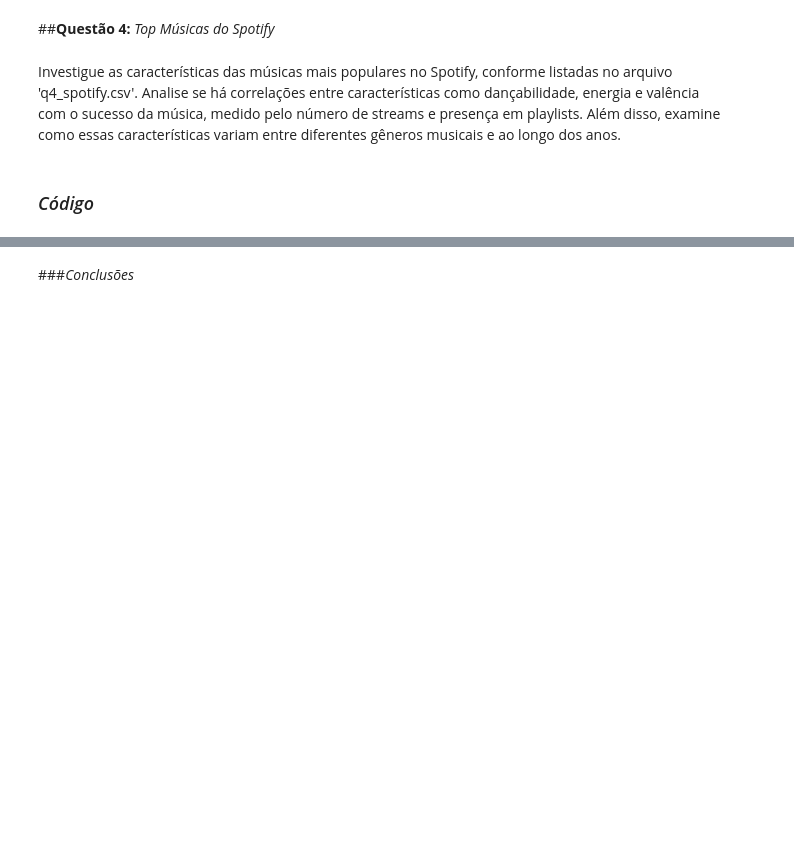
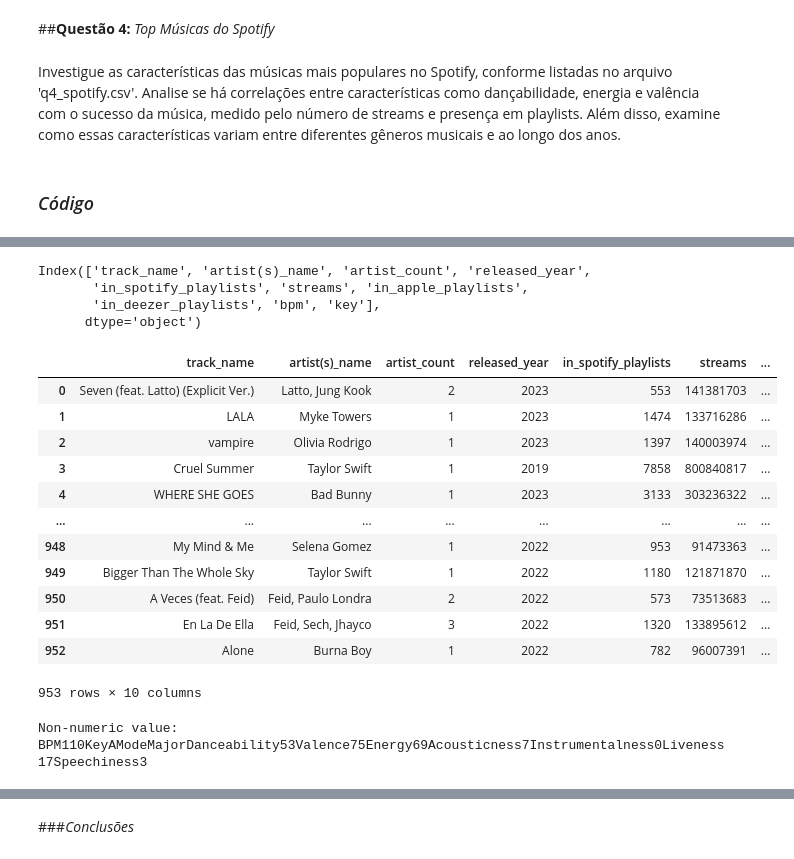
Before and after one commit to talesnobre/Trainees2, a Jupyter notebook: Notebook 2/Aula_EDA - Ian.ipynb, the cells around one changed output, grey strips where cells are left out. Drawn from its saved outputs; the diff is of its cells as text; code cells hidden in the pictures; blank space fills up the shorter version.

```diff
--- a/Notebook 2/Aula_EDA - Ian.ipynb
+++ b/Notebook 2/Aula_EDA - Ian.ipynb
@@ -476,0 +515,39 @@ Investigue as características das músicas mais populares no Spotify, conforme
+# %%
+df.columns
+# %% [output]
+Index(['track_name', 'artist(s)_name', 'artist_count', 'released_year',
+       'in_spotify_playlists', 'streams', 'in_apple_playlists',
+       'in_deezer_playlists', 'bpm', 'key'],
+      dtype='object')
+# %%
+#Fazendo remoção de colunas que não serão utilizadas para a análise, a fim de tornar o dataframe mais limpo
+columns_to_drop = ['released_month', 'released_day', 'in_spotify_charts', 'in_apple_charts', 'in_deezer_charts', 'in_shazam_charts',
+                    'mode', 'danceability_%', 'valence_%', 'energy_%','acousticness_%', 'instrumentalness_%', 'liveness_%', 'speechiness_%']
+df = df.drop(columns=columns_to_drop)
+# %%
+df
+# %% [output]
+|  | track_name | artist(s)_name | artist_count | released_year | in_spotify_playlists | streams | ... |
+| 0 | Seven (feat. Latto) (Explicit Ver.) | Latto, Jung Kook | 2 | 2023 | 553 | 141381703 | ... |
+| 1 | LALA | Myke Towers | 1 | 2023 | 1474 | 133716286 | ... |
+| 2 | vampire | Olivia Rodrigo | 1 | 2023 | 1397 | 140003974 | ... |
+| 3 | Cruel Summer | Taylor Swift | 1 | 2019 | 7858 | 800840817 | ... |
+| 4 | WHERE SHE GOES | Bad Bunny | 1 | 2023 | 3133 | 303236322 | ... |
+| ... | ... | ... | ... | ... | ... | ... | ... |
+| 948 | My Mind & Me | Selena Gomez | 1 | 2022 | 953 | 91473363 | ... |
+| 949 | Bigger Than The Whole Sky | Taylor Swift | 1 | 2022 | 1180 | 121871870 | ... |
+| 950 | A Veces (feat. Feid) | Feid, Paulo Londra | 2 | 2022 | 573 | 73513683 | ... |
+| 951 | En La De Ella | Feid, Sech, Jhayco | 3 | 2022 | 1320 | 133895612 | ... |
+| 952 | Alone | Burna Boy | 1 | 2022 | 782 | 96007391 | ... |
+953 rows × 10 columns
+# %%
+#Ciclo para recuperar o valor não numérico
+non_numeric_value = None
+for value in df['streams']:
+    if not value.isdigit():
+        non_numeric_value = value
+        break
+
+print("Non-numeric value:", non_numeric_value)
+# %% [output]
+Non-numeric value: BPM110KeyAModeMajorDanceability53Valence75Energy69Acousticness7Instrumentalness0Liveness17Speechiness3
```
Also changed, not shown: parts of 12 cells of this notebook.
